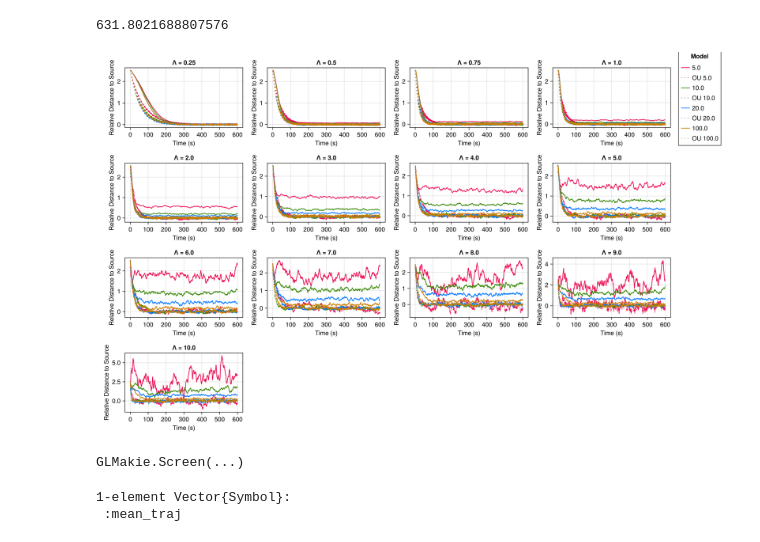
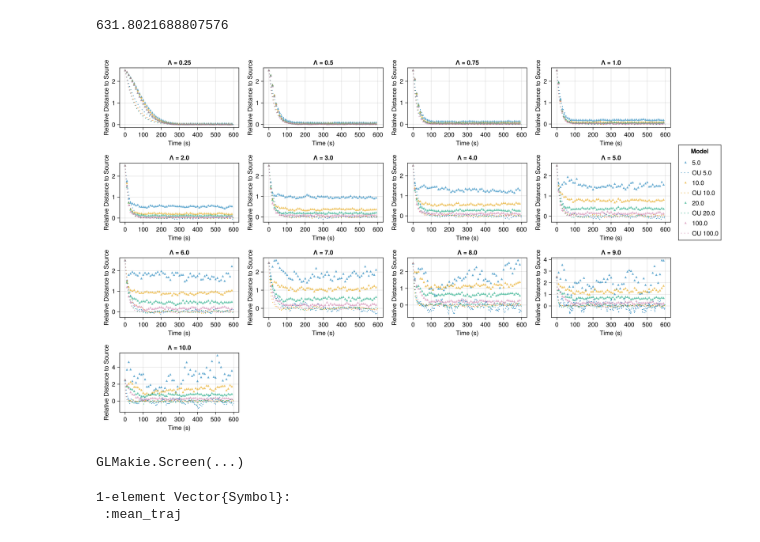
Before and after one commit to jmarib/CellBasedModels.jl, a Jupyter notebook: examples/OU_simulations.ipynb, the cells around one changed output. Saved outputs shown, nothing was run; the diff lists cells and outputs as text; code cells hidden in the pictures.

```diff
--- a/examples/OU_simulations.ipynb
+++ b/examples/OU_simulations.ipynb
@@ -148,13 +149,13 @@ colors = distinguishable_colors(
     lchoices = range(50, stop=85, length=20),
     cchoices = range(30, stop=80, length=20)
 )
-id_to_color = Dict(1:4 .=> colors)
-# colors = [
-#     RGB(0.0, 0.45, 0.70),   # blue
-#     RGB(0.90, 0.60, 0.0),   # orange
-#     RGB(0.0, 0.60, 0.50),   # bluish green
-#     RGB(0.80, 0.40, 0.0)    # vermillion
-# ]
+# id_to_color = Dict(1:4 .=> colors)
+colors = [
+    RGBf(0.0, 0.45, 0.70),   # blue
+    RGBf(0.90, 0.62, 0.0),   # orange
+    RGBf(0.0, 0.62, 0.45),   # green
+    RGBf(0.80, 0.47, 0.65)   # magenta
+]
 
 # colors = [:red, :blue, :green, :yellow]
 # colors_2 = [:pink, :black, :brown, :orange]
@@ -223,38 +224,38 @@ for (idx, lambda) in enumerate(lambdas)
              @warn "No steps found in filtered data."
              continue
         end
 
 
-        for i in 1:length(grouped_t)
+        for i in 1:100:length(grouped_t)
             data_1 = grouped_t[i]
             x = data_1.x ./l
             y = data_1.y ./l
 
             # r = sqrt.(data_1.x .^ 2 .+ data_1.y .^ 2)
             # rl = r ./l
 
             push!(mean_x, mean(x))
             push!(mean_y, mean(x))
         end
 
         mask = (mean_traj.lambda .== lambda) .& (mean_traj.v .== v)
 
         mean_OU = mean_traj.mean[mask]
         mean_OUl = mean_OU ./ l
         flat_vec = vcat(mean_OUl...)
-
-        lines!(ax_x, (1:length(grouped_t))*0.1, mean_x, color = id_to_color[v_idx], label = "$v")
-        lines!(ax_x, (1:length(flat_vec))*0.01, flat_vec, color = id_to_color[v_idx], linestyle = (:dot, :loose), label = "OU $v")
+        idx_l = 1:100:length(flat_vec)
+        scatter!(ax_x, (1:100:length(grouped_t))*0.1, mean_x, color = color, label = "$v", alpha = 0.6, marker = :utriangle, markersize = 7, strokecolor = :black)
+        lines!(ax_x, (1:100:length(flat_vec))*0.01, flat_vec[idx_l], color = color, linestyle = (:dot, :loose), label = "OU $v")
 
 
         if idx == 13 & v_idx == 4
-            fig2[:,5] = Legend(fig2, ax_x, "Model")
+            fig2[2,5] = Legend(fig2, ax_x, "Model")
         end
     end
 end
 
 display(fig2)
 # %% [output]
-[figure, old version]
+[figure, new version]
 GLMakie.Screen(...)
 # %%
```
Also changed, not shown: parts of 2 cells of this notebook, 5 other files.
